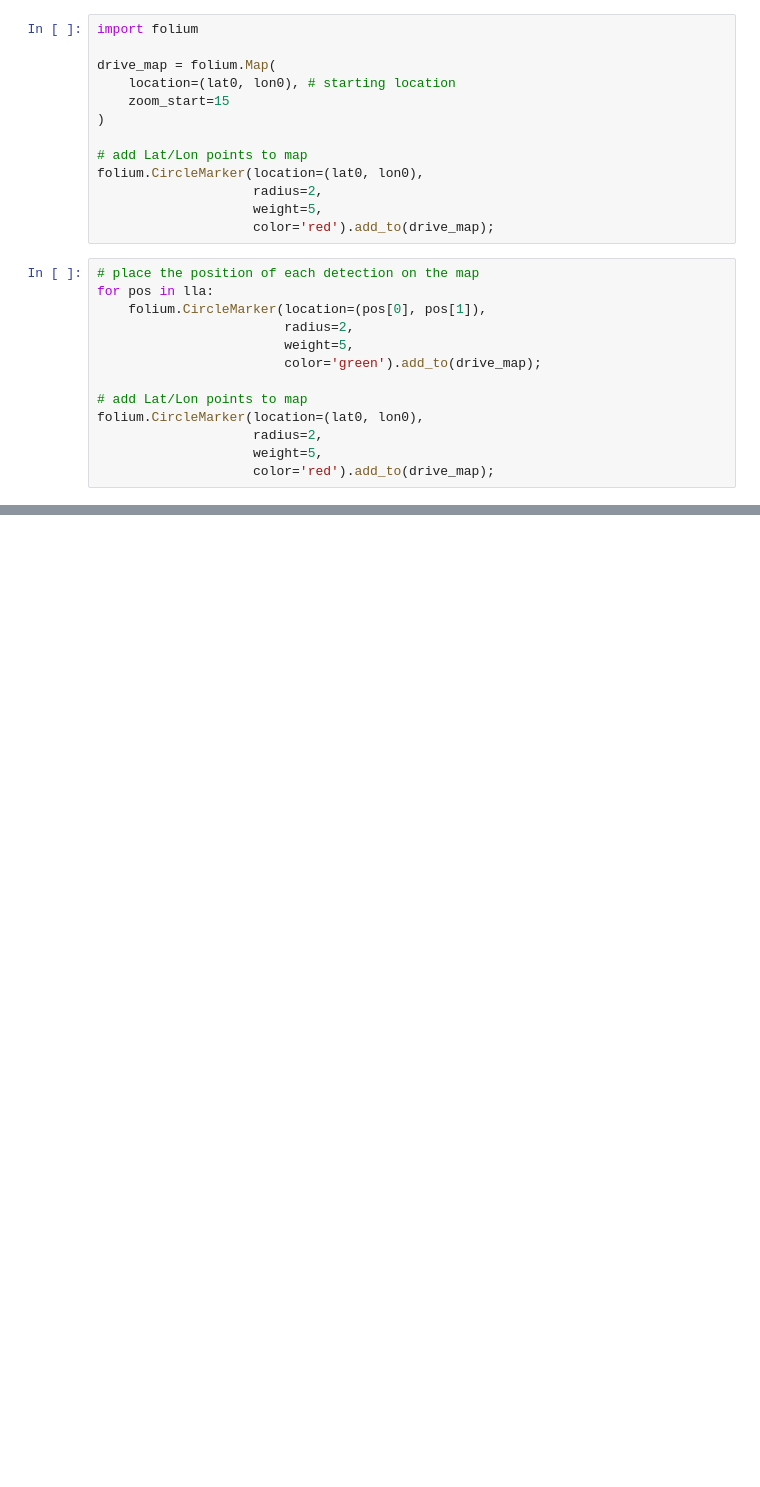
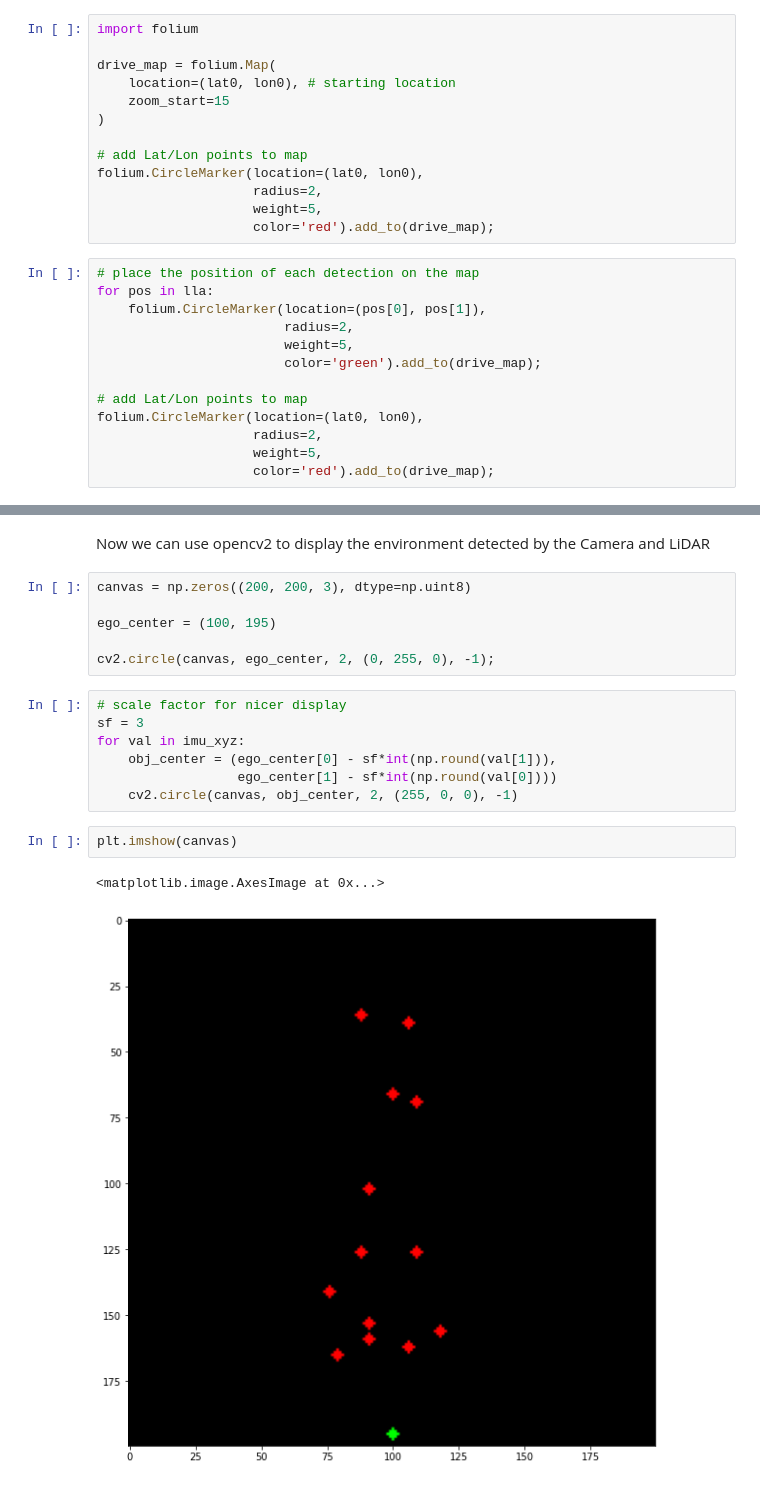
Before and after one commit to itberrios/CV_tracking, a Jupyter notebook: kitti_tracker/1_kitti_object_detection_lidar.ipynb, the cells around one changed output, grey strips where cells are left out. Saved outputs shown, nothing was run; the diff lists cells and outputs as text; blank space fills up the shorter version.

```diff
--- a/kitti_tracker/1_kitti_object_detection_lidar.ipynb
+++ b/kitti_tracker/1_kitti_object_detection_lidar.ipynb
@@ -763,0 +643,20 @@ drive_map
+# %% [markdown]
+Now we can use opencv2 to display the environment detected by the Camera and LiDAR
+# %%
+canvas = np.zeros((200, 200, 3), dtype=np.uint8)
+
+ego_center = (100, 195)
+
+cv2.circle(canvas, ego_center, 2, (0, 255, 0), -1);
+# %%
+# scale factor for nicer display
+sf = 3
+for val in imu_xyz:
+    obj_center = (ego_center[0] - sf*int(np.round(val[1])),
+                  ego_center[1] - sf*int(np.round(val[0])))
+    cv2.circle(canvas, obj_center, 2, (255, 0, 0), -1)
+# %%
+plt.imshow(canvas)
+# %% [output]
+<matplotlib.image.AxesImage at 0x...>
+[figure, added]
```
Also changed, not shown: parts of 24 cells of this notebook.
